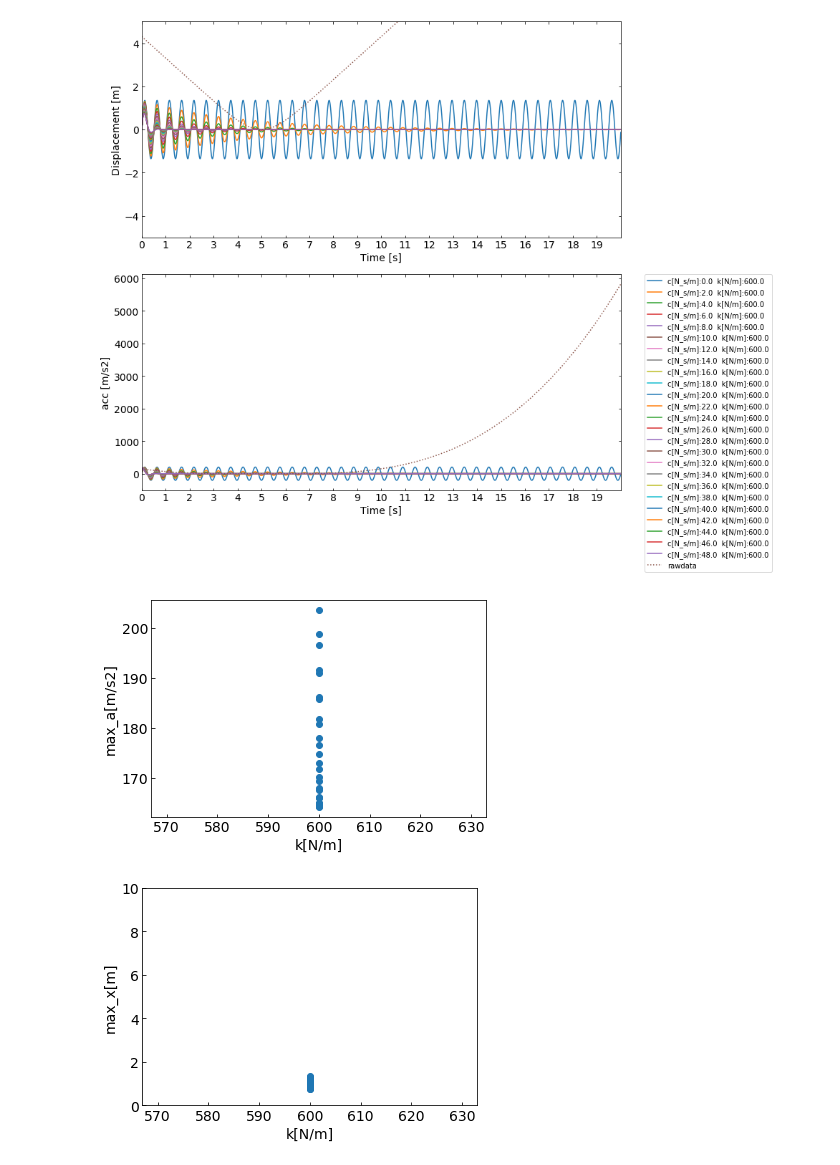
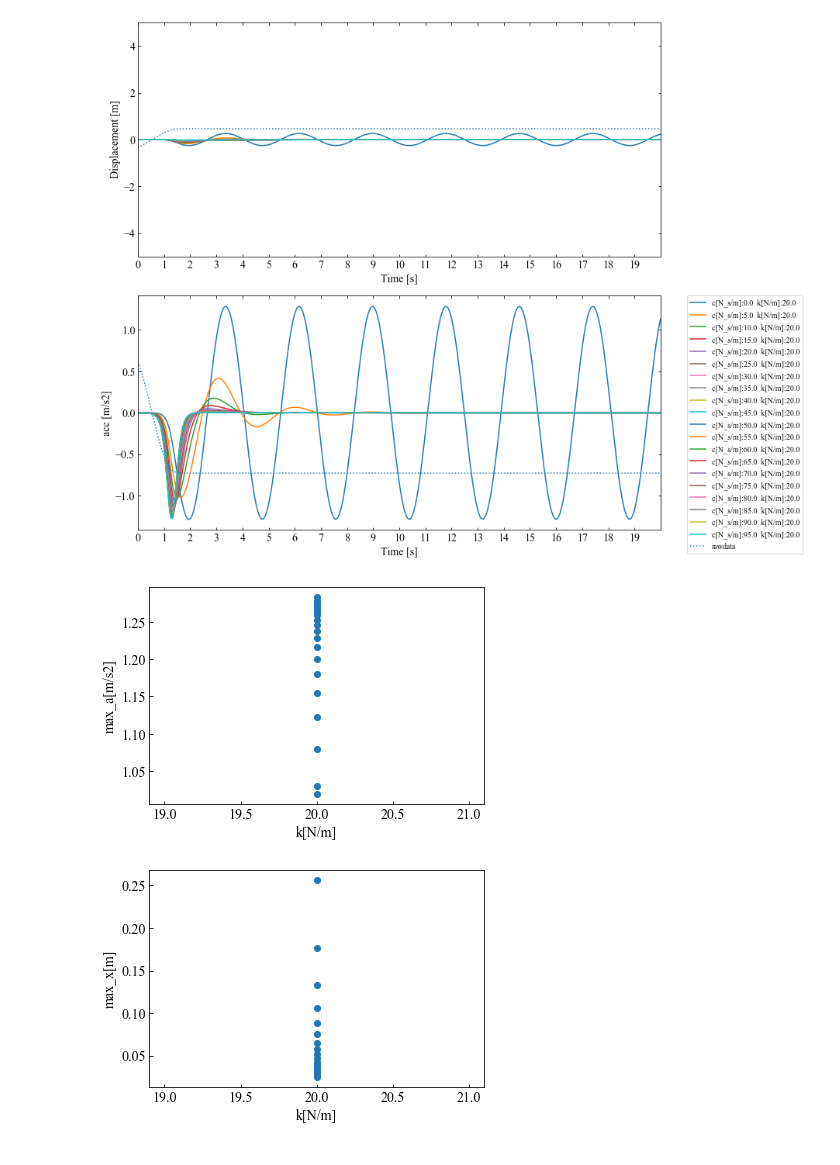
Before and after one commit to imoted/equation_of_motion, a Jupyter notebook: Equation_of_motion_position_displacement_model_speed.ipynb, the cells around one changed output. Cells and saved outputs as stored; diff of their text form; code cells hidden in the pictures.

```diff
--- a/Equation_of_motion_position_displacement_model_speed.ipynb
+++ b/Equation_of_motion_position_displacement_model_speed.ipynb
@@ -173,8 +230,8 @@ max_x_list = []
 calc_k_list =[]
 calc_c_list =[]
 
-k = 600
-c = 200
+k = 20
+# c = 50
 
 # ここからグラフ描画
 plt.rcParams['font.size'] = 14
@@ -214,10 +271,10 @@ ax2.set_xlim(0, tf)
 
 # for k in range(2, 3, 5):
 # for c in range(0, 1, 1):
-# for k in range(0, 200,8 ):
-for c in range(0, 500, 20 ):
+# for k in range(0, 100,5 ):
+for c in range(0, 100, 5 ):
     calc_k = k/1
-    calc_c = c/10
+    calc_c = c/1
     calc_k_list = np.append(calc_k_list,calc_k)
     calc_c_list = np.append(calc_c_list,calc_c)
     sol = odeint(func, state0, t, args=(m, calc_k , calc_c))
@@ -246,34 +303,34 @@ plt.close()
 
 plt.plot(calc_k_list,max_a_list,marker="o",linestyle='None')
 # plt.set_ylim(0,1)
 plt.xlabel("k[N/m]")
 plt.ylabel("max_a[m/s2]")
 # plt.ylim(0,10)
 plt.show()
 
 
 plt.plot(calc_k_list,max_x_list,marker="o",linestyle='None')
 # plt.set_ylim(0,1)
 plt.xlabel("k[N/m]")
 plt.ylabel("max_x[m]")
-plt.ylim(0,10)
+# plt.ylim(0,10)
 plt.show()
 
 plt.plot(calc_c_list,max_a_list,marker="o",linestyle='None')
 # plt.set_ylim(0,1)
 plt.xlabel("c[N_s/m]")
 plt.ylabel("max_a[m/s2]")
 # plt.ylim(0,10)
 plt.show()
 
 
 plt.plot(calc_c_list,max_x_list,marker="o",linestyle='None')
 # plt.set_ylim(0,1)
 plt.xlabel("c[N_s/m]")
 plt.ylabel("max_x[m]")
 # plt.ylim(0,10)
 plt.show()
 # %% [output]
-[figure, old version]
+[figure, new version]
-[figure, old version]
+[figure, new version]
-[figure, old version]
+[figure, new version]
```
Also changed, not shown: parts of 7 cells of this notebook.
